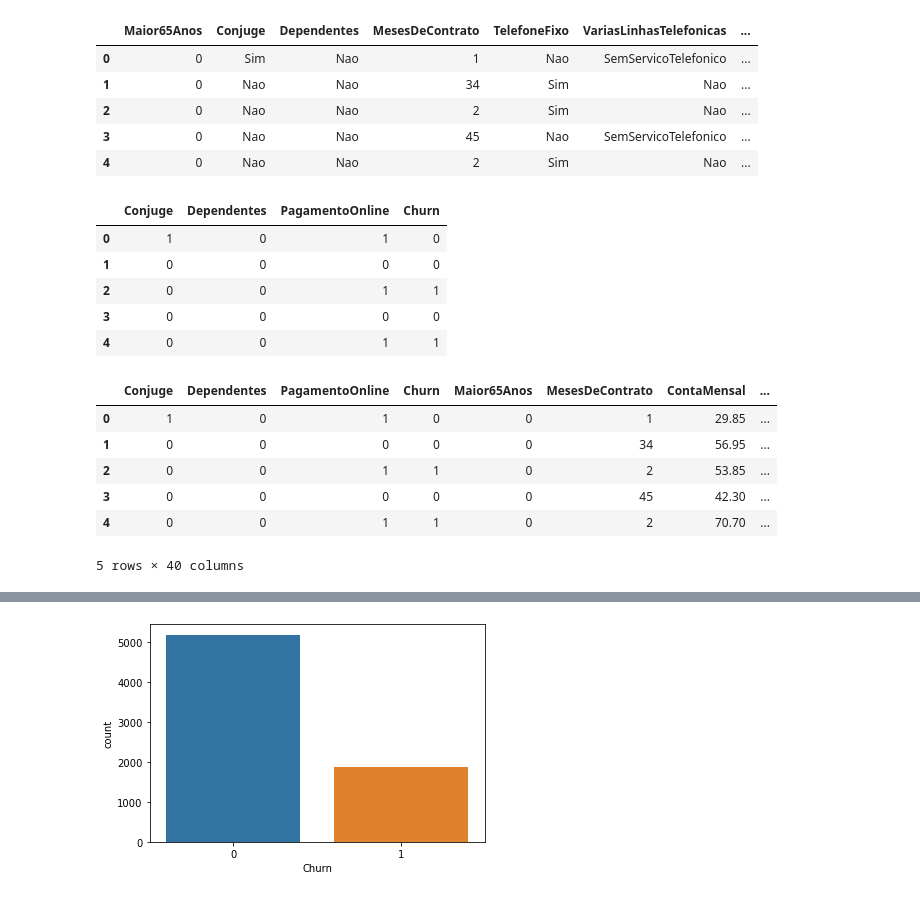
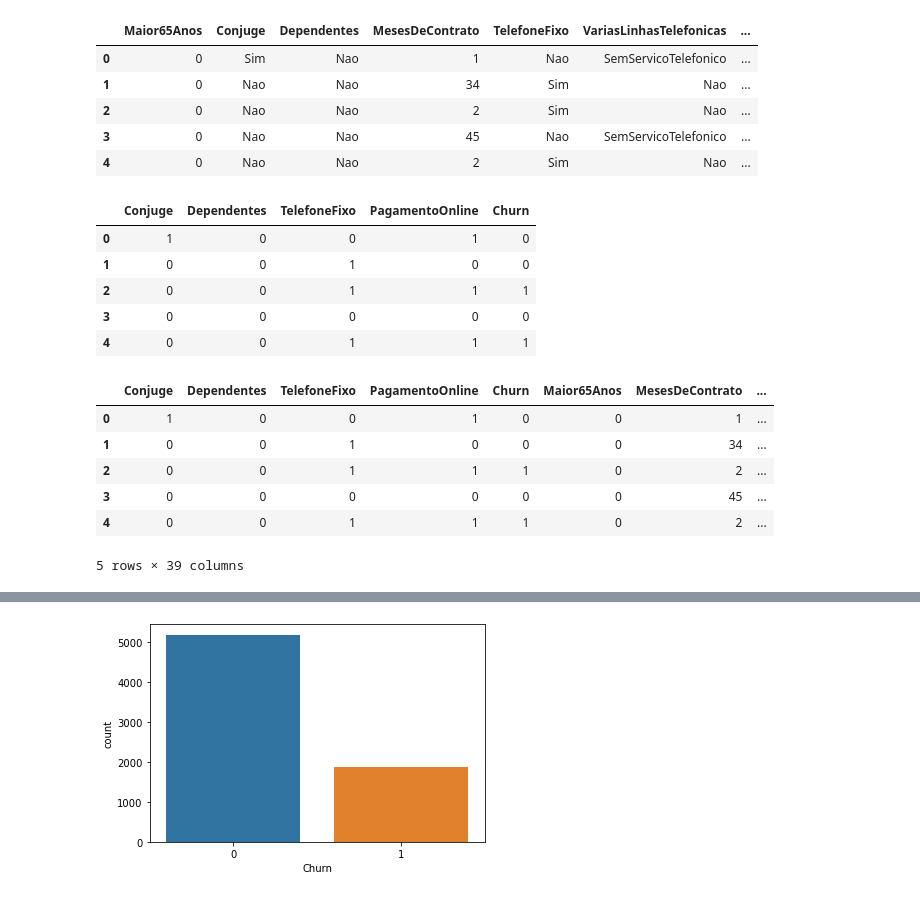
Before and after one commit to vgarciasouza/machine-learning, a Jupyter notebook: 02 - Classificação por tras dos panos/Projeto_ML.ipynb, the cells around one changed output, grey strips where cells are left out. Saved outputs shown, nothing was run; the diff lists cells and outputs as text; code cells hidden in the pictures.

```diff
--- a/02 - Classificação por tras dos panos/Projeto_ML.ipynb
+++ b/02 - Classificação por tras dos panos/Projeto_ML.ipynb
@@ -17,34 +17,34 @@ dados.head()
 # %%
 traducao_dic = {
     'Sim' : 1,
     'Nao' : 0
 }
 
-dadosmodificados = dados[['Conjuge', 'Dependentes', 'PagamentoOnline', 'Churn']].replace(traducao_dic)
+dadosmodificados = dados[['Conjuge', 'Dependentes', 'TelefoneFixo', 'PagamentoOnline', 'Churn']].replace(traducao_dic)
 dadosmodificados.head()
 # %% [output]
-|  | Conjuge | Dependentes | PagamentoOnline | Churn |
-| 0 | 1 | 0 | 1 | 0 |
-| 1 | 0 | 0 | 0 | 0 |
-| 2 | 0 | 0 | 1 | 1 |
-| 3 | 0 | 0 | 0 | 0 |
-| 4 | 0 | 0 | 1 | 1 |
+|  | Conjuge | Dependentes | TelefoneFixo | PagamentoOnline | Churn |
+| 0 | 1 | 0 | 0 | 1 | 0 |
+| 1 | 0 | 0 | 1 | 0 | 0 |
+| 2 | 0 | 0 | 1 | 1 | 1 |
+| 3 | 0 | 0 | 0 | 0 | 0 |
+| 4 | 0 | 0 | 1 | 1 | 1 |
 # %%
 #transformação pelo get_dummies
-dummie_dados = pd.get_dummies(dados.drop(['Conjuge', 'Dependentes', 'PagamentoOnline', 'Churn'],
+dummie_dados = pd.get_dummies(dados.drop(['Conjuge', 'Dependentes', 'PagamentoOnline', 'TelefoneFixo', 'Churn'],
                                          axis=1))
 
 #junção dos dados transformados pelo dummie e pelo tradutor
 dados_final = pd.concat([dadosmodificados, dummie_dados], axis=1)
 dados_final.head()
 # %% [output]
-|  | Conjuge | Dependentes | PagamentoOnline | Churn | Maior65Anos | MesesDeContrato | ContaMensal | ... |
-| 0 | 1 | 0 | 1 | 0 | 0 | 1 | 29.85 | ... |
-| 1 | 0 | 0 | 0 | 0 | 0 | 34 | 56.95 | ... |
-| 2 | 0 | 0 | 1 | 1 | 0 | 2 | 53.85 | ... |
-| 3 | 0 | 0 | 0 | 0 | 0 | 45 | 42.30 | ... |
-| 4 | 0 | 0 | 1 | 1 | 0 | 2 | 70.70 | ... |
+|  | Conjuge | Dependentes | TelefoneFixo | PagamentoOnline | Churn | Maior65Anos | MesesDeContrato | ... |
+| 0 | 1 | 0 | 0 | 1 | 0 | 0 | 1 | ... |
+| 1 | 0 | 0 | 1 | 0 | 0 | 0 | 34 | ... |
+| 2 | 0 | 0 | 1 | 1 | 1 | 0 | 2 | ... |
+| 3 | 0 | 0 | 0 | 0 | 0 | 0 | 45 | ... |
+| 4 | 0 | 0 | 1 | 1 | 1 | 0 | 2 | ... |
-5 rows × 40 columns
+5 rows × 39 columns
 # %%
 pd.set_option('display.max_columns', 39)
 dados_final.head()
```
Also changed, not shown: parts of 10 cells of this notebook.
